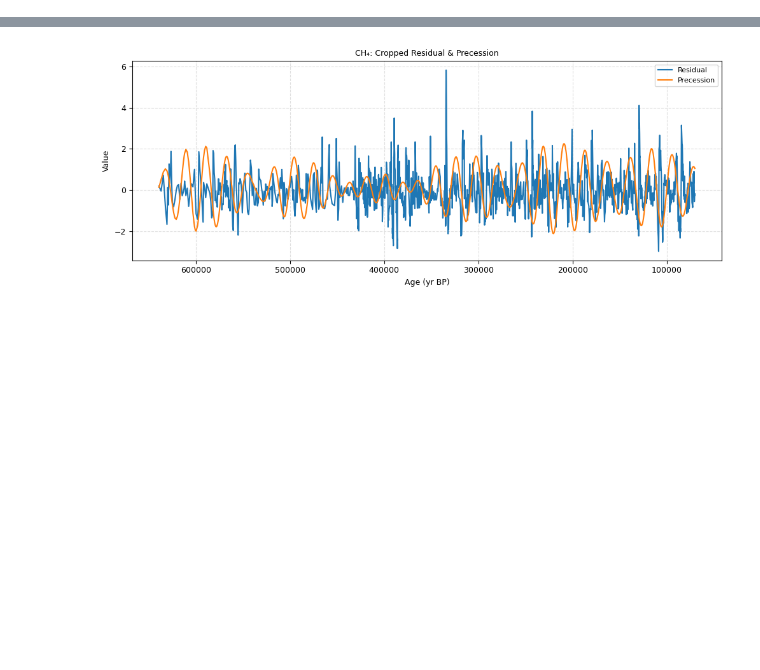
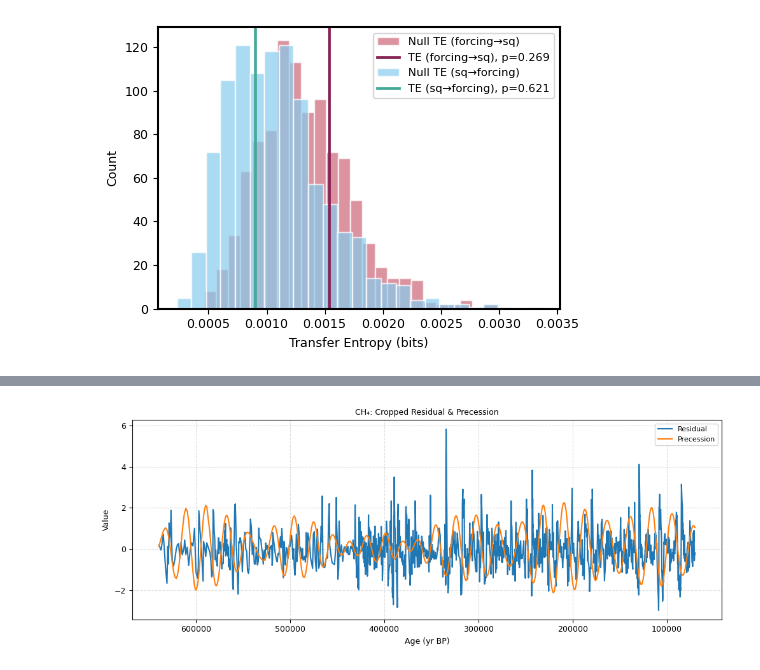
Before and after one commit to Peisong-Zheng/bipolar_seesaw_CCM, a Jupyter notebook: TE_raw_data.ipynb, the cells around one changed output, grey strips where cells are left out. Drawn from its saved outputs; the diff is of its cells as text; code cells hidden in the pictures; blank space fills up the shorter version.

```diff
--- a/TE_raw_data.ipynb
+++ b/TE_raw_data.ipynb
@@ -316,0 +347,19 @@ def sample_forcing(df_crop, df_pre, df_obl, age_col='age'):
+# %%
+from toolbox import sq_ana as sa
+import importlib
+importlib.reload(sa)
+
+pre = df_pre_raw['pre'].values
+sq  = df_noise['white_noise'].values
+
+# you might keep (5,2,1000,1,'quantile') or adjust below:
+result_ch4, fig_ch4, te_pre_ch4 = sa.transfer_entropy_surrogate_test(
+    pre, sq,
+    forcing_bins=6,
+    sq_bins=2,
+    n_surr=1000,
+    k=1,
+    sq_method='quantile'
+)
+# %% [output]
+[figure, added]
```
Also changed, not shown: parts of 15 cells of this notebook, 9 other files.
